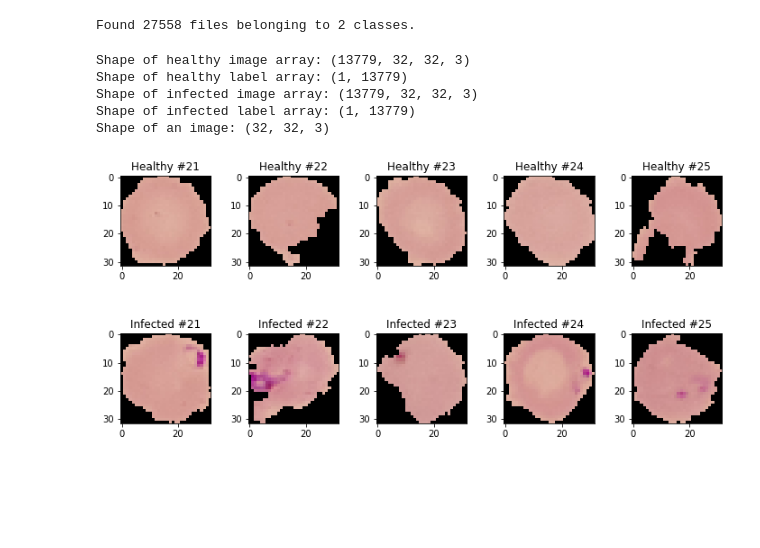
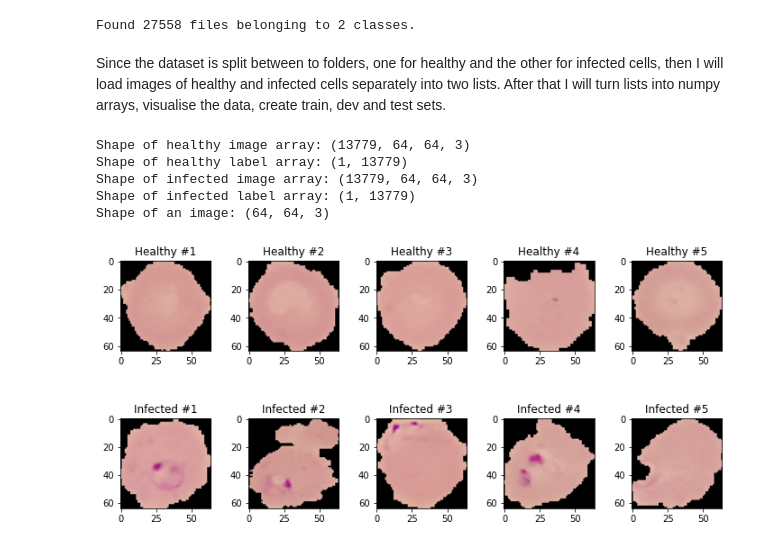
Before and after one commit to savimanner/miniature-carnival, a Jupyter notebook: malaria_jup.ipynb, the cells around one changed output. Drawn from its saved outputs; the diff is of its cells as text; code cells hidden in the pictures; blank space fills up the shorter version.

```diff
--- a/malaria_jup.ipynb
+++ b/malaria_jup.ipynb
@@ -16,9 +29,11 @@ dataset = tf.keras.preprocessing.image_dataset_from_directory(
     data_dir, labels='inferred', label_mode='binary', batch_size=32)
 # %% [output]
 Found 27558 files belonging to 2 classes.
+# %% [markdown]
+Since the dataset is split between to folders, one for healthy and the other for infected cells, then I will load images of healthy and infected cells separately into two lists. After that I will turn lists into numpy arrays, visualise the data, create train, dev and test sets.
 # %%
-IMG_HEIGHT = 32
-IMG_WIDTH = 32
+IMG_HEIGHT = 64
+IMG_WIDTH = 64
 target_size = (IMG_HEIGHT, IMG_WIDTH)
 
 infected_img = []
@@ -76,26 +91,26 @@ print("Shape of infected image array: " + str(images_infected.shape))
 print("Shape of infected label array: " + str(labels_healthy.shape))
 print("Shape of an image: " + str(images_healthy[0].shape))
 # %% [output]
-Shape of healthy image array: (13779, 32, 32, 3)
+Shape of healthy image array: (13779, 64, 64, 3)
 Shape of healthy label array: (1, 13779)
-Shape of infected image array: (13779, 32, 32, 3)
+Shape of infected image array: (13779, 64, 64, 3)
 Shape of infected label array: (1, 13779)
-Shape of an image: (32, 32, 3)
+Shape of an image: (64, 64, 3)
 # %%
+# Visualise the data. You can "scroll" trough the dataset by changing 'index' and then running the cell.
 rows = 2
 columns = 5
-ind_healthy = 20
-ind_infected = 20
+index = 0
 f, axs = plt.subplots(rows, columns, figsize=(10, 5))
 f.tight_layout()
 for i in range(columns):
-    axs[0, i].imshow(healthy_img[ind_healthy+i].astype(np.uint8))
-    axs[0, i].set_title("Healthy #"+str(i+1 + ind_healthy))
+    axs[0, i].imshow(healthy_img[index+i].astype(np.uint8))
+    axs[0, i].set_title("Healthy #"+str(i+1 + index))
 for i in range(columns):
-    axs[1, i].imshow(infected_img[ind_infected+i].astype(np.uint8))
-    axs[1, i].set_title("Infected #"+str(i+1 + ind_infected))
+    axs[1, i].imshow(infected_img[index+i].astype(np.uint8))
+    axs[1, i].set_title("Infected #"+str(i+1 + index))
 # %% [output]
-[figure, old version]
+[figure, new version]
 # %%
 # Flatten each image into array of (IMG_HEIGHT * IMG_WIDTH * channel, m), where `m` is number of examples.
 def flatten(image_array):
```
Also changed, not shown: parts of 97 cells of this notebook.
